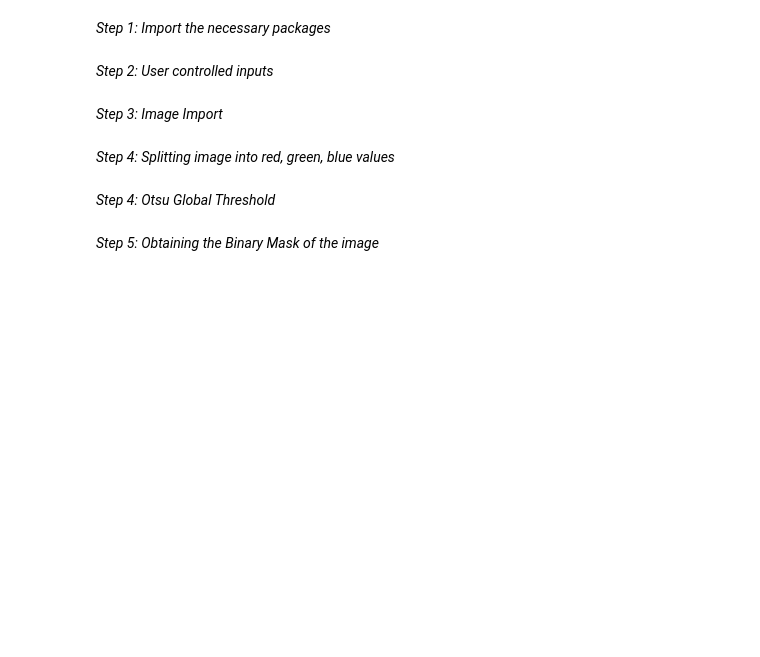
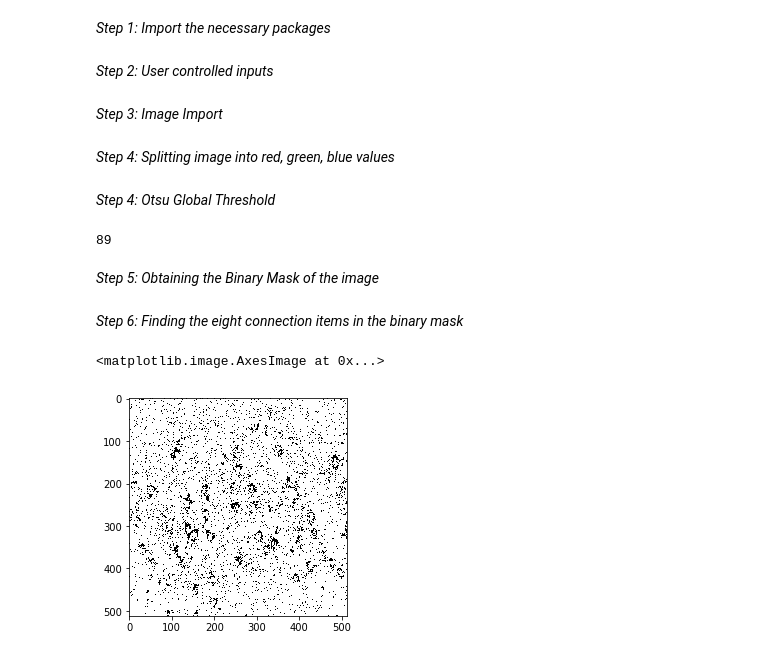
Before and after one commit to hhelmbre/Rockstar-Lifestyle, a Jupyter notebook: examples/Object-Statistics.ipynb, the cells around one changed output. Drawn from its saved outputs; the diff is of its cells as text; code cells hidden in the pictures; blank space fills up the shorter version.

```diff
--- a/examples/Object-Statistics.ipynb
+++ b/examples/Object-Statistics.ipynb
@@ -41,7 +43,10 @@ image = np.array(g)
 *Step 4: Otsu Global Threshold*
 # %%
 thresh = filters.threshold_otsu(image)
+thresh
+# %% [output]
+89
 # %% [markdown]
 *Step 5: Obtaining the Binary Mask of the image*
 # %%
-binary = image > thresh
+binary = image < thresh
@@ -49,0 +53,7 @@ binary = image > thresh
+# %% [markdown]
+*Step 6: Finding the eight connection items in the binary mask*
+# %%
+plt.imshow(binary, cmap='gray', interpolation='nearest')
+# %% [output]
+<matplotlib.image.AxesImage at 0x...>
+[figure, added]
```
Also changed, not shown: parts of 4 cells of this notebook.
